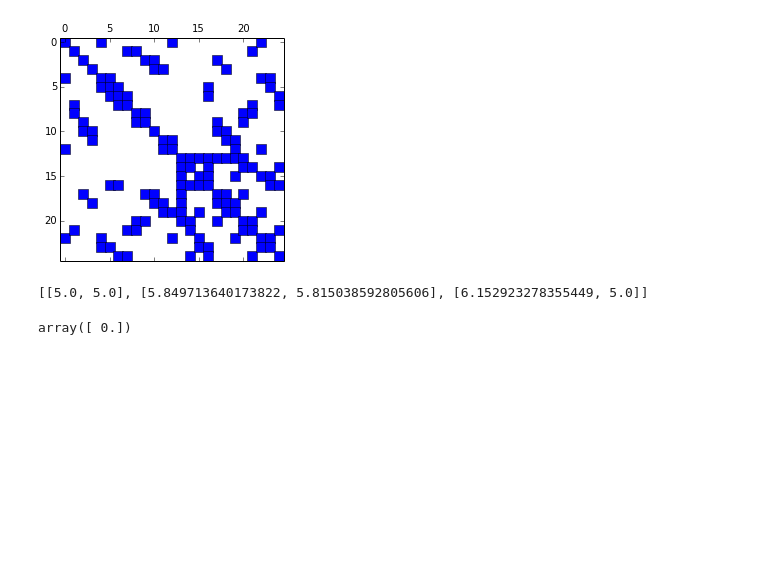
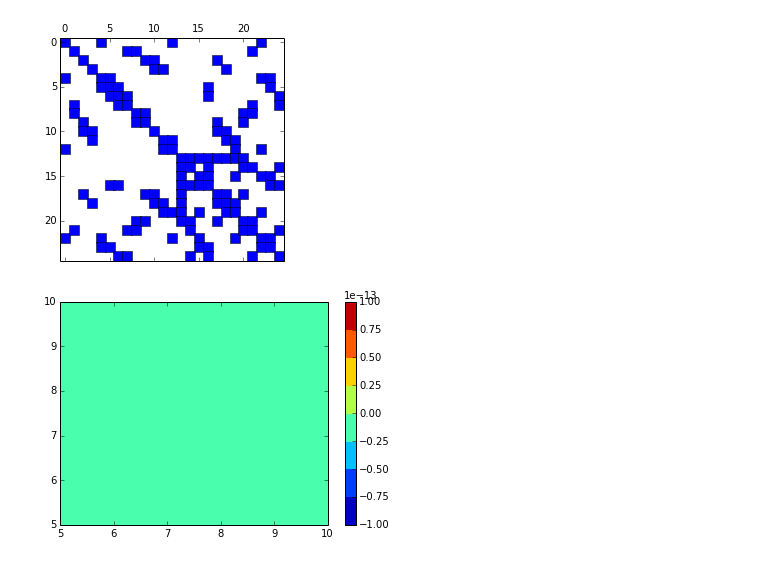
Before and after one commit to dlilien/ess_523, a Jupyter notebook: 524_mesh_demo.ipynb, the cells around one changed output. Cells and saved outputs as stored; diff of their text form; code cells hidden in the pictures; blank space fills up the shorter version.

Commit message:
Can solve equations, plot solution

```diff
--- a/524_mesh_demo.ipynb
+++ b/524_mesh_demo.ipynb
@@ -35,11 +35,8 @@ plt.spy(tm.matrix) # Is this matrix really sparse?
 # %% [output]
 <matplotlib.lines.Line2D at 0x...>
 [figure]
-# %%
-tm.elements[31].xyvecs()
-# %% [output]
-[[5.0, 5.0], [5.849713640173822, 5.815038592805606], [6.152923278355449, 5.0]]
-# %%
-tm.elements[31].bases[1](tm.elements[31].xyvecs()[2])
-# %% [output]
-array([ 0.])
+# %%
+fem.solveIt(tm,method='CG')       # Solve the equations using conjugate gradients, or BiCGStab if this fails
+sol=fem.plotSolution(tm,show=True)    # Let's see how we did
+# %% [output]
+[figure, added]
```
Also changed, not shown: parts of 1 cell of this notebook, 3 other files.
